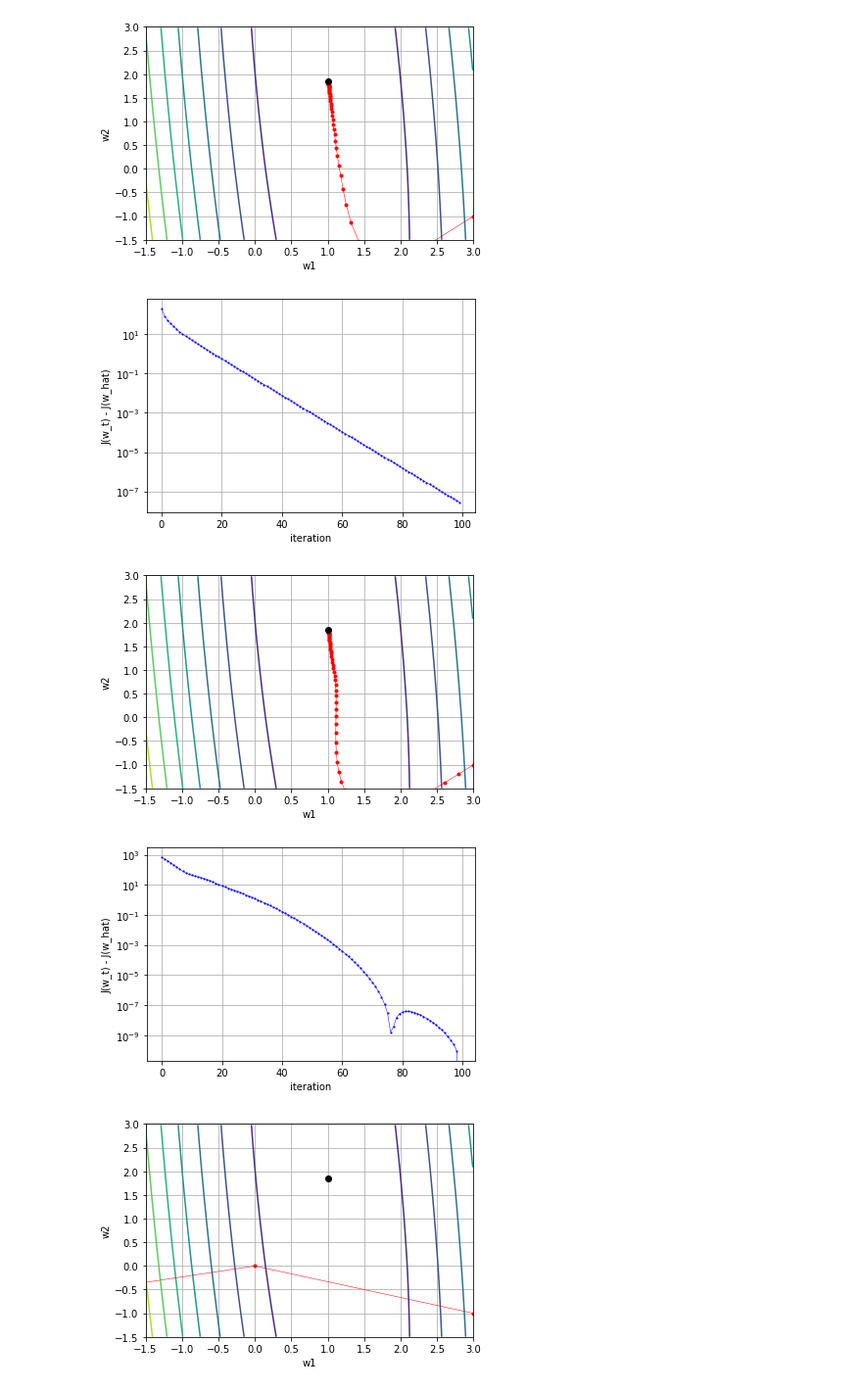
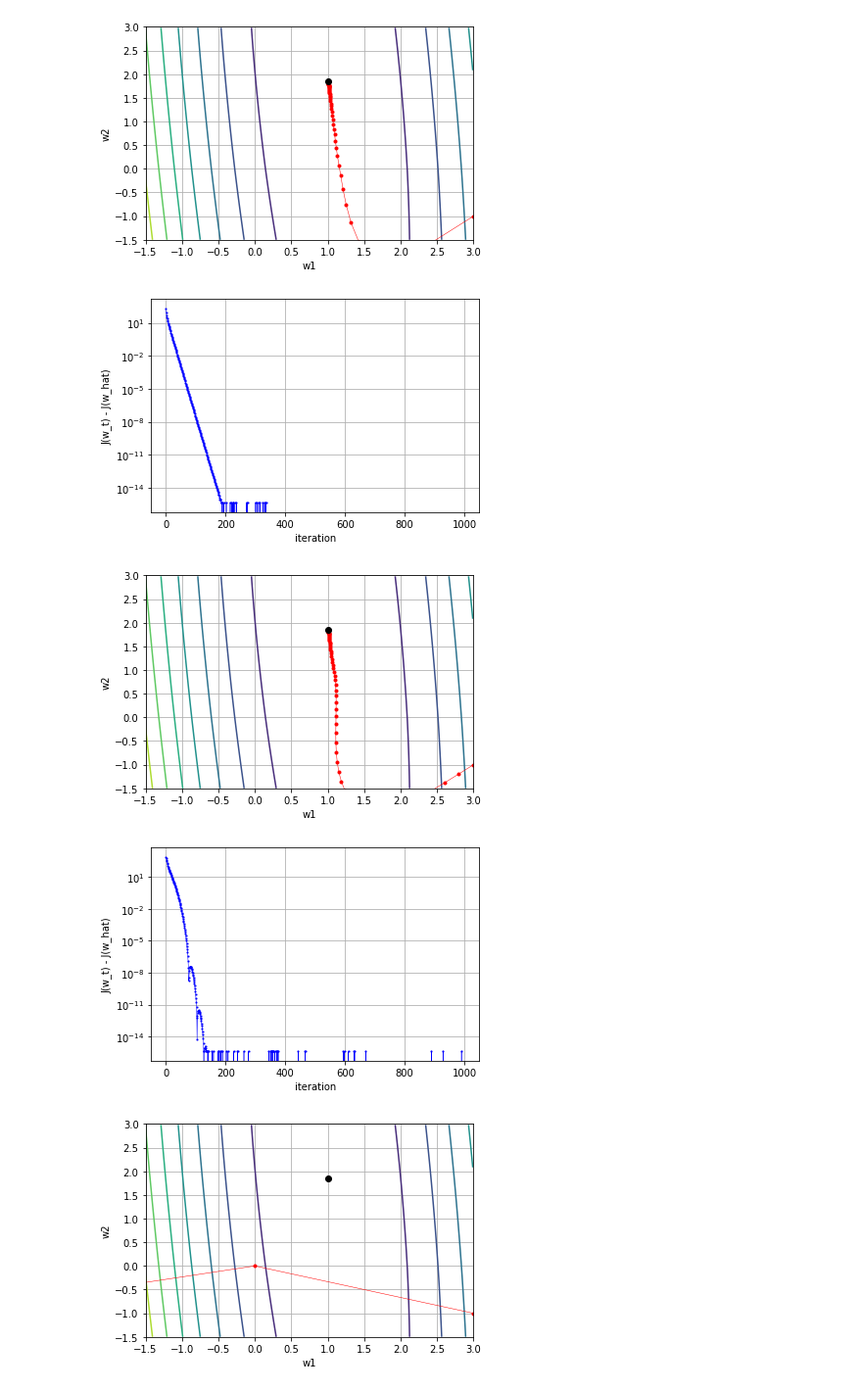
Before and after one commit to Ramune6110/Advanced-Machine-Learning, a Jupyter notebook: Problem7.ipynb, the cells around one changed output. Shown: that part at 98% size. Drawn from its saved outputs; the diff is of its cells as text; code cells hidden in the pictures.

```diff
--- a/Problem7.ipynb
+++ b/Problem7.ipynb
@@ -64,7 +64,7 @@ class AdaGrad:
         self.fvalues   = []
         g_history = []
 
-        for t in range(100):
+        for t in range(1000):
             w_history.append(wt.T)
             # 勾配
             grad = 2 * np.dot(self.A, wt - self.mu)
@@ -82,34 +82,34 @@ class AdaGrad:
             # 評価関数値の計算
             J = np.dot(np.dot((wt - self.mu).T, self.A), (wt - self.mu)) + self.lamda * (np.abs(wt[0]) + np.abs(wt[1]))
             self.fvalues.append(J)
 
         self.fvalues   = np.vstack(self.fvalues)
         w_history = np.vstack(w_history)
 
         minfvalue = np.dot(np.dot((w_lasso - self.mu).T, self.A), (w_lasso - self.mu)) + self.lamda * np.sum(np.abs(w_lasso))
         self.minOfMin  = np.min([minfvalue, np.min(self.fvalues)])
         # Drow Graph
         plt.figure(1)
         plt.plot(w_history[:,0], w_history[:,1], 'ro-', markersize=3, linewidth=0.5)
         plt.plot(w_lasso[0], w_lasso[1], 'ko')
         plt.xlim(-1.5, 3)
         plt.ylim(-1.5, 3)
         plt.xlabel("w1")
         plt.ylabel("w2")
         plt.grid()
 
         plt.figure(2)
         plt.semilogy(self.fvalues - self.minOfMin, 'bs-', markersize = 1, linewidth = 0.5)
         plt.xlabel("iteration")
         plt.ylabel("J(w_t) - J(w_hat)")
         plt.grid()
 
 AG = AdaGrad()
 AG.calc_eval_fun()
 AG.main()
 # %% [output]
 [figure]
-[figure, old version]
+[figure, new version]
 # %%
 # Adam
 import numpy as np
@@ -177,7 +177,7 @@ class Adam:
         mt = np.zeros((2, 1))
         vt = np.zeros((2, 1))
 
-        for t in range(1,101):
+        for t in range(1,1001):
             x_history.append(wt.T)
             # 勾配
             grad  = 2 * np.dot(self.A, wt - self.mu)
@@ -223,7 +223,7 @@ ADAM.calc_eval_fun()
 ADAM.main()
 # %% [output]
 [figure]
-[figure, old version]
+[figure, new version]
 # %%
 # Adadelta
 import math
```
Also changed, not shown: parts of 3 cells of this notebook.
